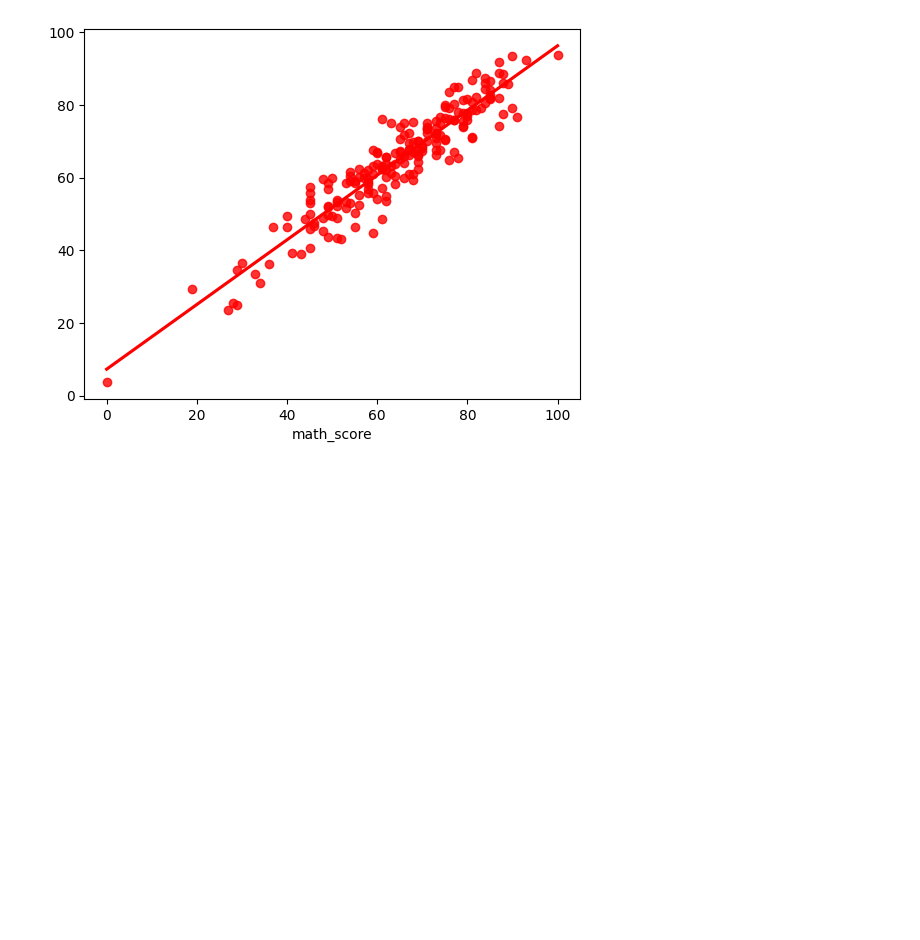
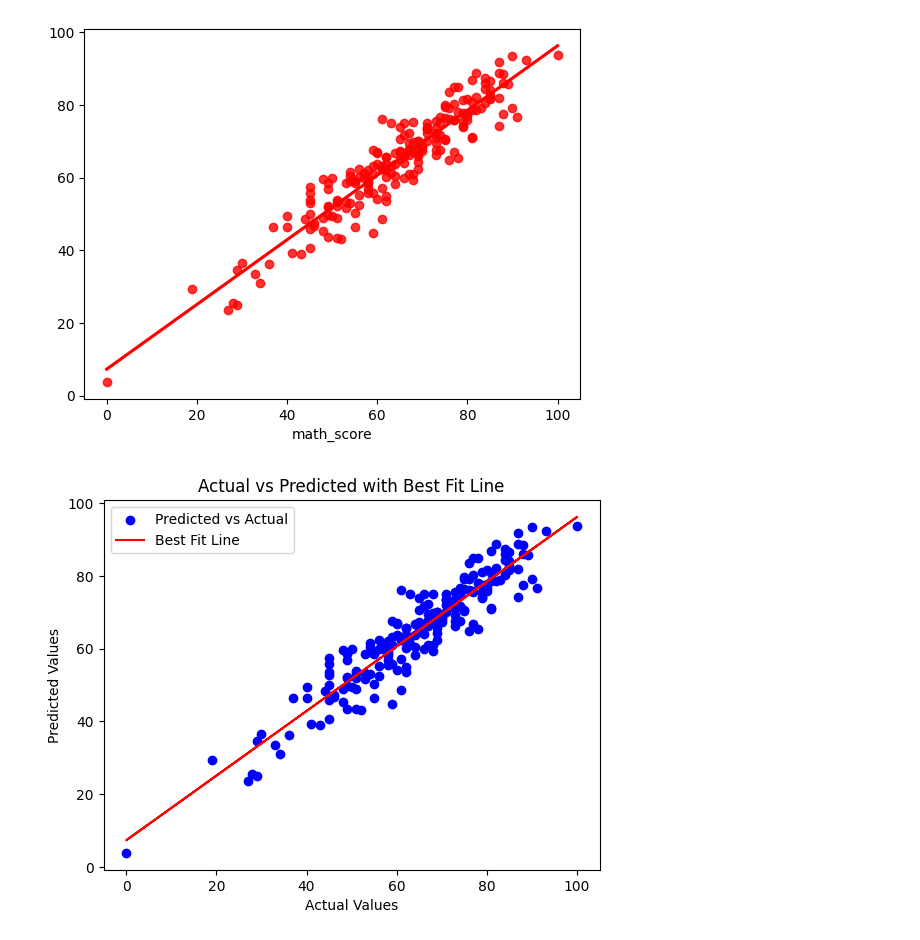
Before and after one commit to NAGESWARARAOBHATTA/mlprojects, a Jupyter notebook: notebook/data/model_training.ipynb, the cells around one changed output. Drawn from its saved outputs; the diff is of its cells as text; code cells hidden in the pictures; blank space fills up the shorter version.

```diff
--- a/notebook/data/model_training.ipynb
+++ b/notebook/data/model_training.ipynb
@@ -230,3 +230,29 @@ sns.regplot(x=y_test,y=y_pred,ci=None,color='red')
 # %% [output]
 <Axes: xlabel='math_score'>
 [figure]
+# %%
+import matplotlib.pyplot as plt
+import numpy as np
+
+# Example scatter plot
+plt.scatter(y_test, y_pred, color='blue', label='Predicted vs Actual')
+
+# Best fit line (y_test vs y_pred)
+# Fit a line through the data using numpy's polyfit
+# polyfit returns coefficients (slope and intercept) of the line
+slope, intercept = np.polyfit(y_test, y_pred, 1)
+best_fit_line = slope * y_test + intercept
+
+# Plotting the best fit line
+plt.plot(y_test, best_fit_line, color='red', label='Best Fit Line')
+
+# Adding labels and title
+plt.xlabel("Actual Values")
+plt.ylabel("Predicted Values")
+plt.title("Actual vs Predicted with Best Fit Line")
+plt.legend()
+
+# Display the plot
+plt.show()
+# %% [output]
+[figure, added]
```
Also changed, not shown: 5 other files.
